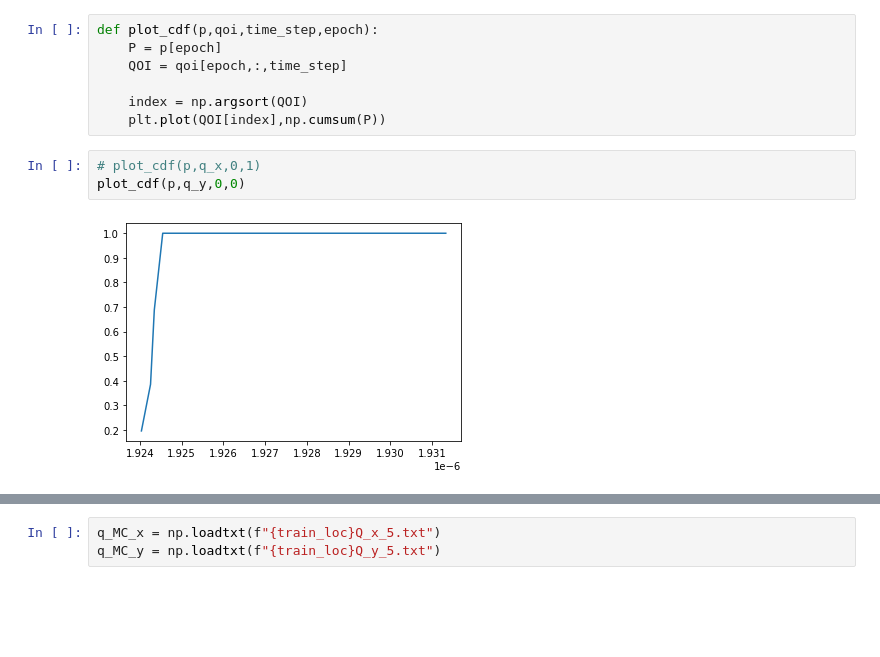
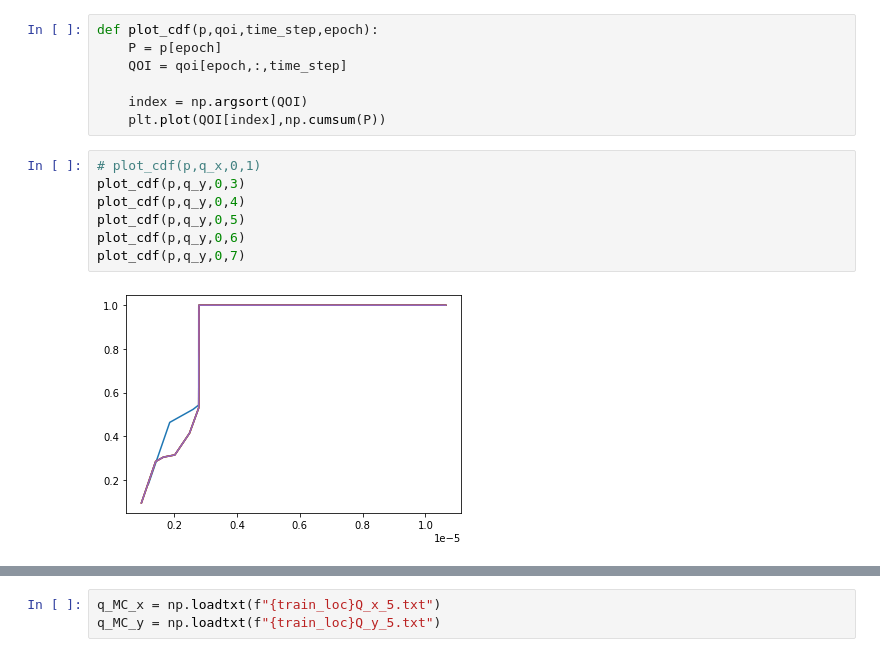
Before and after one commit to dbelivanis/Information-Theory-2, a Jupyter notebook: Optimization/check.ipynb, the cells around one changed output, grey strips where cells are left out. Drawn from its saved outputs; the diff is of its cells as text; blank space fills up the shorter version.

```diff
--- a/Optimization/check.ipynb
+++ b/Optimization/check.ipynb
@@ -50,6 +50,10 @@ def plot_cdf(p,qoi,time_step,epoch):
     plt.plot(QOI[index],np.cumsum(P))
 # %%
 # plot_cdf(p,q_x,0,1)
-plot_cdf(p,q_y,0,0)
+plot_cdf(p,q_y,0,3)
+plot_cdf(p,q_y,0,4)
+plot_cdf(p,q_y,0,5)
+plot_cdf(p,q_y,0,6)
+plot_cdf(p,q_y,0,7)
 # %% [output]
-[figure, old version]
+[figure, new version]
```
Also changed, not shown: parts of 6 cells of this notebook.
